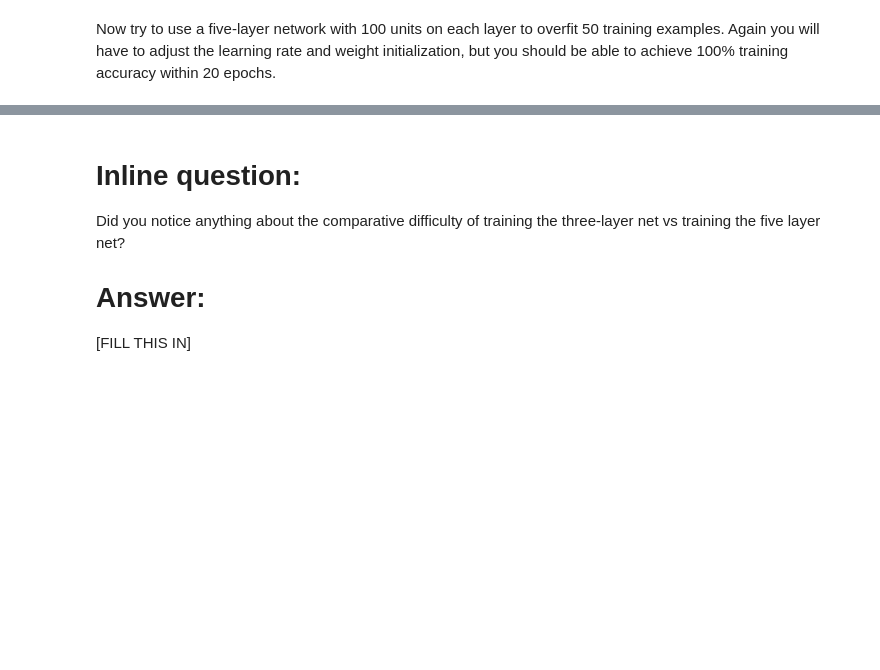
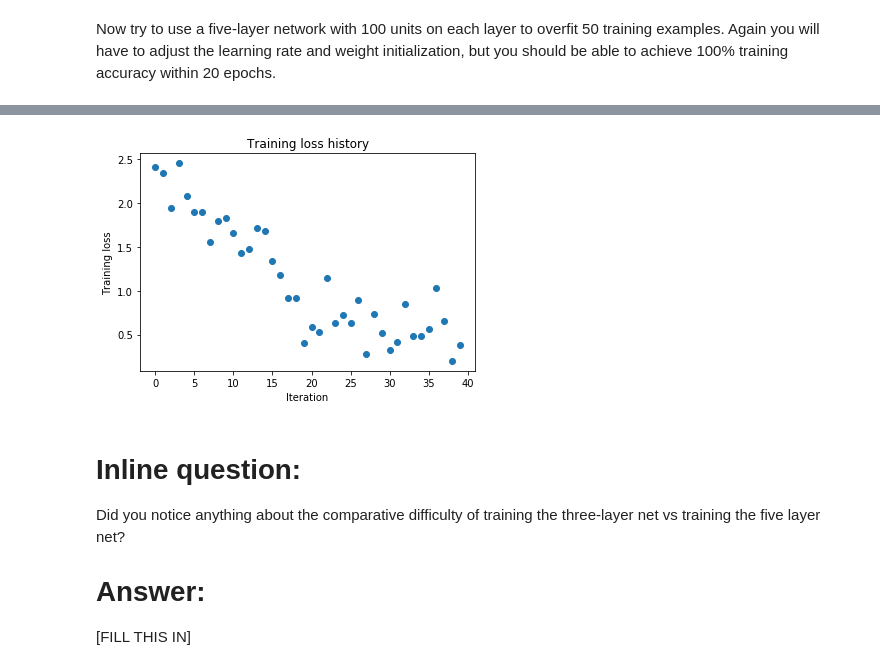
Before and after one commit to Transcendency/StanfordML, a Jupyter notebook: CS231n-assignment2/FullyConnectedNets.ipynb, the cells around one changed output, grey strips where cells are left out. Drawn from its saved outputs; the diff is of its cells as text; code cells hidden in the pictures; blank space fills up the shorter version.

```diff
--- a/CS231n-assignment2/FullyConnectedNets.ipynb
+++ b/CS231n-assignment2/FullyConnectedNets.ipynb
@@ -454,8 +487,8 @@ small_data = {
   'y_val': data['y_val'],
 }
 
-learning_rate = 1e-3
-weight_scale = 1e-5
+learning_rate = 2e-2
+weight_scale = 4e-2 + 4e-3 + 1e-4
 model = FullyConnectedNet([100, 100, 100, 100],
                 weight_scale=weight_scale, dtype=np.float64)
 solver = Solver(model, small_data,
@@ -472,3 +505,4 @@ plt.title('Training loss history')
 plt.xlabel('Iteration')
 plt.ylabel('Training loss')
 plt.show()
+# %% [output]
@@ -475,3 +526,4 @@ plt.show()
+[figure, added]
 # %% [markdown]
 # Inline question:
 Did you notice anything about the comparative difficulty of training the three-layer net vs training the five layer net?
```
Also changed, not shown: parts of 5 cells of this notebook, 2 other files.
